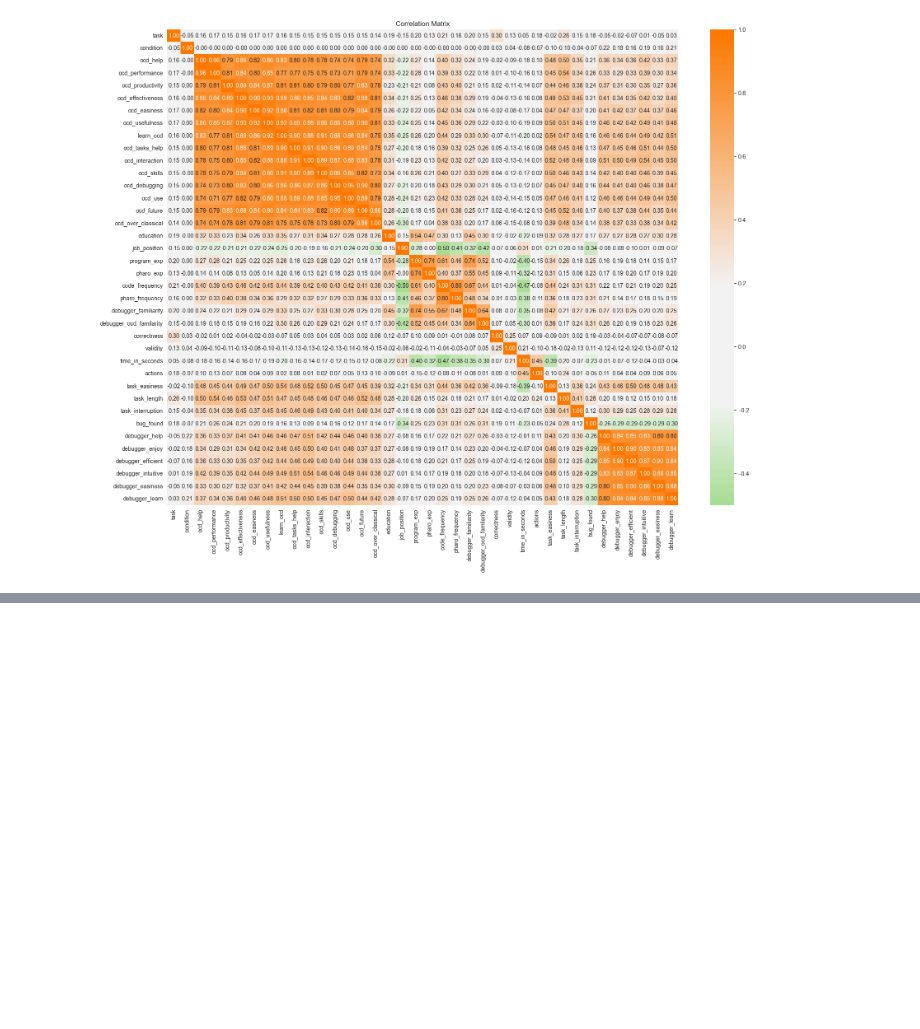
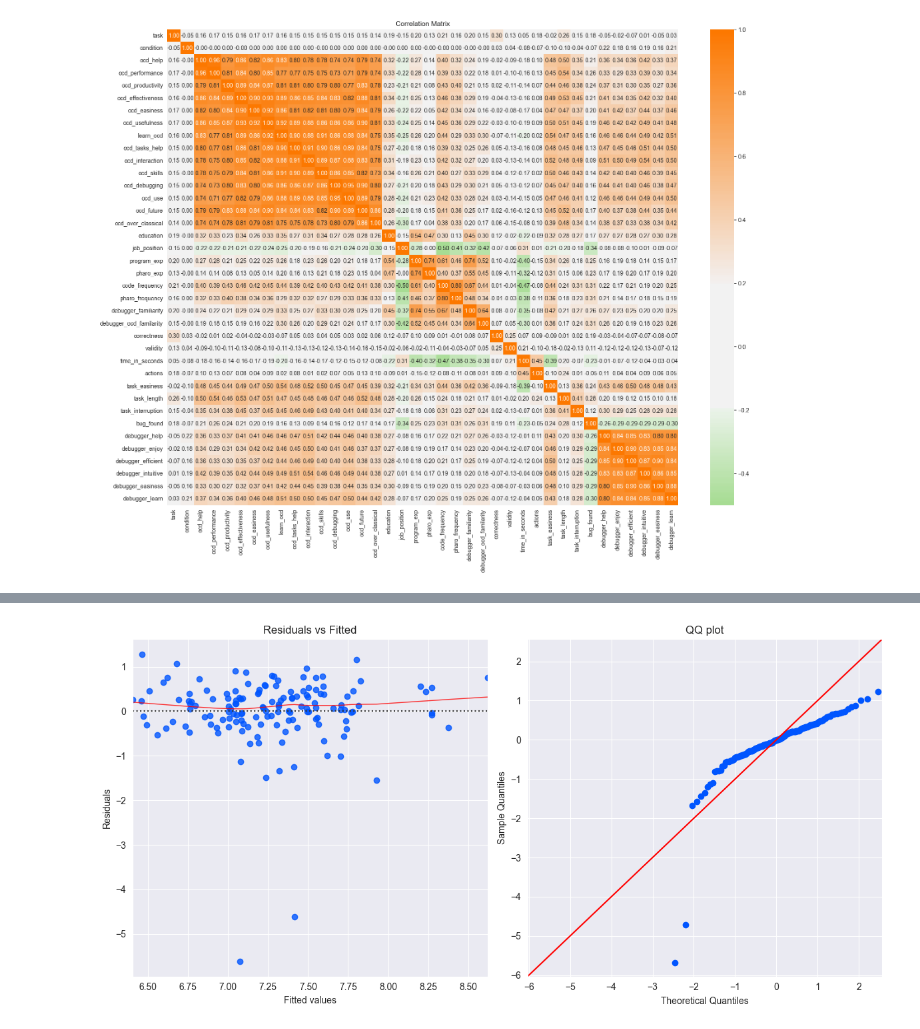
Before and after one commit to ValentinBourcier/OC-EXP-REPLICATION, a Jupyter notebook: analysis/transform-survey-data.ipynb, the cells around one changed output, grey strips where cells are left out. Saved outputs shown, nothing was run; the diff lists cells and outputs as text; code cells hidden in the pictures; blank space fills up the shorter version.

```diff
--- a/analysis/transform-survey-data.ipynb
+++ b/analysis/transform-survey-data.ipynb
@@ -632,0 +721,70 @@ strong multicollinearity problems or that the design matrix is singular.
+# %%
+from statsmodels.formula.api import rlm
+
+# Log-transform the dependent variable
+data_cleaned['log_time_in_seconds'] = np.log(data_cleaned['time_in_seconds'])
+
+# Function to build and print robust regression summary
+def build_robust_regression_model(data, dependent_var, primary_vars, control_vars):
+    X = data[primary_vars + control_vars]
+    y = data[dependent_var]
+    X = sm.add_constant(X)  # Adds a constant term to the predictor
+
+    # Standardize the predictors
+    scaler = StandardScaler()
+    X_scaled = scaler.fit_transform(X.drop(columns='const', errors='ignore'))
+    X_scaled_df = pd.DataFrame(X_scaled, columns=X.columns[1:], index=X.index)  # Ensure columns are named correctly
+    X_scaled_df = sm.add_constant(X_scaled_df)  # Re-add constant after scaling
+
+    model = sm.RLM(y, X, M=sm.robust.norms.HuberT()).fit()
+    model_scaled = sm.RLM(y, X_scaled_df, M=sm.robust.norms.HuberT()).fit()
+
+    print(f"Robust Regression analysis for '{dependent_var}':")
+    print(model.summary())
+
+    # Calculate and print effect sizes (standardized beta) for significant variables
+    significant_vars = model.pvalues[model.pvalues < 0.05].index
+    for var in significant_vars:
+        if var != 'const':
+            try:
+                effect_size = model_scaled.params[var]
+                print(f"Effect size for {var}: {effect_size} (standardized beta)")
+            except KeyError as e:
+                print(f"Effect size for {var}: not available ({e})")
+
+    return model
+
+# Define primary independent and control variables
+time_independent_vars = ['condition']
+time_control_vars = ['task','program_exp', 'pharo_exp', 'pharo_frequency', 'education', 'job_position', 'task_easiness', 'task_length', 'task_interruption', 'bug_found']
+
+# Perform robust regression analysis for 'log_time_in_seconds'
+model_robust = build_robust_regression_model(data_cleaned, 'log_time_in_seconds', time_independent_vars, time_control_vars)
+
+# Calculate VIF for each independent variable
+X = data_cleaned[time_independent_vars + time_control_vars]
+X = sm.add_constant(X)
+vif_data = pd.DataFrame()
+vif_data["Variable"] = X.columns
+vif_data["VIF"] = [variance_inflation_factor(X.values, i) for i in range(X.shape[1])]
+
+print("\nVariance Inflation Factors (VIF):")
+print(vif_data)
+
+# Plot residuals
+residuals = model_robust.resid
+fig, ax = plt.subplots(1, 2, figsize=(12, 6))
+
+# Residuals vs Fitted
+sns.residplot(x=model_robust.fittedvalues, y=residuals, lowess=True, ax=ax[0], line_kws={'color': 'red', 'lw': 1, 'alpha': 0.8})
+ax[0].set_title('Residuals vs Fitted')
+ax[0].set_xlabel('Fitted values')
+ax[0].set_ylabel('Residuals')
+
+# QQ plot
+sm.qqplot(residuals, line='45', ax=ax[1])
+ax[1].set_title('QQ plot')
+
+plt.tight_layout()
+plt.show()
+# %% [output]
@@ -632,0 +808 @@ strong multicollinearity problems or that the design matrix is singular.
+[figure, added]
```
Also changed, not shown: parts of 7 cells of this notebook, 1 other file.
